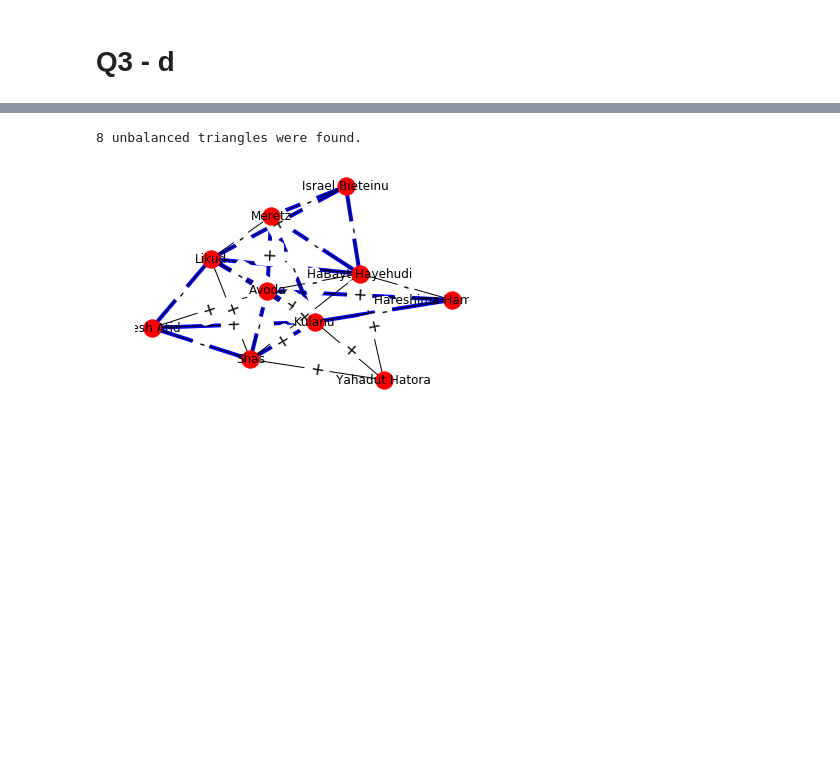
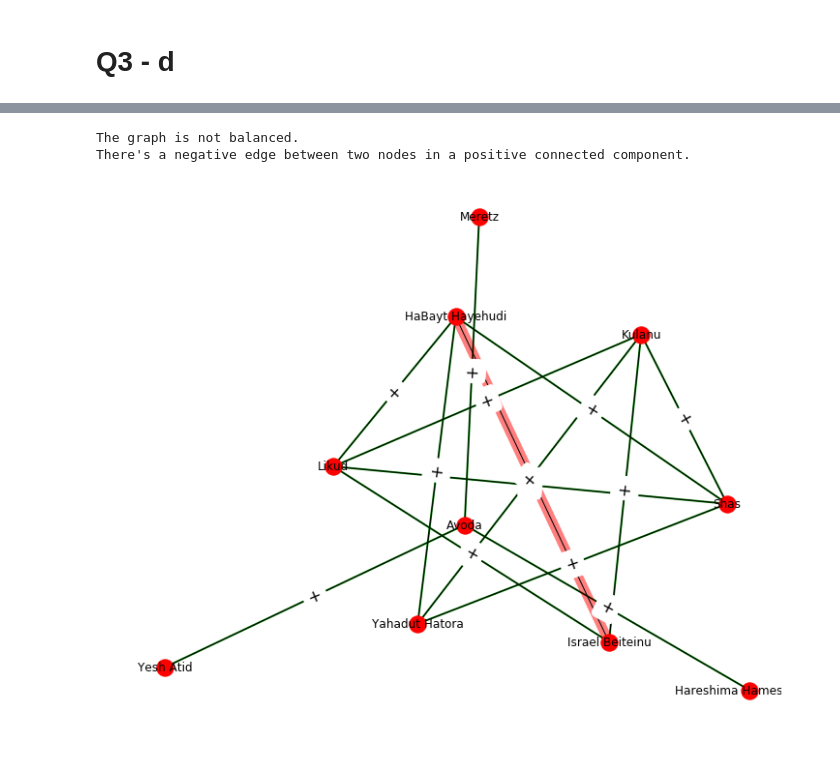
Before and after one commit to giditietz/network-algorithms, a Jupyter notebook: HW1.ipynb, the cells around one changed output, grey strips where cells are left out. Cells and saved outputs as stored; diff of their text form; code cells hidden in the pictures; blank space fills up the shorter version.

```diff
--- a/HW1.ipynb
+++ b/HW1.ipynb
@@ -222,3 +272,21 @@ def create_ER_random_signed_graph(n=10,p=0.5,plus_prob=0.5):
             sign = "+" if random.random() <= plus_prob else "-"
             G.add_edge(*e,sign = sign)
     return G
+# %%
+def check_balance(G):
+    SuperG = create_signed_supergraph(G,show_components=False)
+    if SuperG==-1:
+        print "There's a negative edge between two nodes in a positive connected component."
+        return
+    else:
+        visualize_Graph(SuperG)
+        if len(find_all_cycles(SuperG)) ==0:
+            print("There are no cycles in the graph, therefore it is balanced!")
+            return
+        for cycle in find_all_cycles(SuperG):
+            if len(cycle)%2==1:
+                print("The supergraph is not bipartite, therefore the graph is not balanced. Odd cycle: {0}".format(cycle))
+                return
+
+    print("The graph is balanced!")
+    return
@@ -278,7 +369,7 @@ visualize_balance(G2)
 # %%
 G = nx.Graph()
 parties = ["Likud","Avoda","Yesh Atid","Kulanu","Shas","Yahadut Hatora",
-           "Hareshima Hameshutefet","Meretz","Israel Bieteinu","HaBayt Hayehudi"]
+           "Hareshima Hameshutefet","Meretz","Israel Beiteinu","HaBayt Hayehudi"]
 for party in parties:
     G.add_node(party)
 
@@ -288,24 +379,26 @@ G.add_edge("Likud","Yesh Atid",sign = "-")
 G.add_edge("Likud","Kulanu",sign = "+")
 G.add_edge("Likud","Meretz",sign = "-")
 G.add_edge("Likud","HaBayt Hayehudi",sign = "+")
-G.add_edge("Likud","Israel Bieteinu",sign = "+")
+G.add_edge("Likud","Israel Beiteinu",sign = "+")
 
 G.add_edge("Avoda","Yesh Atid",sign = "+")
 G.add_edge("Avoda","Shas",sign = "-")
 G.add_edge("Avoda","Hareshima Hameshutefet",sign = "+")
 G.add_edge("Avoda","Meretz",sign = "+")
-G.add_edge("Avoda","Kulanu",sign = "+")
+G.add_edge("Avoda","Kulanu",sign = "-")
 G.add_edge("Avoda","HaBayt Hayehudi",sign = "-")
 
-G.add_edge("Kulanu","Yesh Atid",sign = "+")
+G.add_edge("Kulanu","Yesh Atid",sign = "-")
 G.add_edge("Kulanu","Shas",sign = "+")
 G.add_edge("Kulanu","Yahadut Hatora",sign = "+")
 G.add_edge("Kulanu","Meretz",sign = "-")
 G.add_edge("Kulanu","Hareshima Hameshutefet",sign = "-")
+G.add_edge("Kulanu","Israel Beiteinu",sign = "+")
+
 
 G.add_edge("HaBayt Hayehudi","Shas",sign = "+")
 G.add_edge("HaBayt Hayehudi","Hareshima Hameshutefet",sign = "-")
-G.add_edge("HaBayt Hayehudi","Israel Bieteinu",sign = "-")
+G.add_edge("HaBayt Hayehudi","Israel Beiteinu",sign = "-")
 G.add_edge("HaBayt Hayehudi","Meretz",sign = "-")
 G.add_edge("HaBayt Hayehudi","Avoda",sign = "-")
 
@@ -318,8 +411,9 @@ G.add_edge("HaBayt Hayehudi","Yahadut Hatora",sign = "+")
 G.add_edge("Shas","Yahadut Hatora",sign = "+")
 
 
-G.add_edge("Meretz","Israel Bieteinu",sign = "-")
+G.add_edge("Meretz","Israel Beiteinu",sign = "-")
 
+plt.figure(figsize=(8,7))
 
 pos=nx.nx.kamada_kawai_layout(G) # Just a nice layout
 nx.draw(G,pos=pos,with_labels=True,node_size=1000,node_color = 'y')
@@ -334,5 +428,6 @@ e = nx.draw_networkx_edges(G,pos,edgelist=hate, width=3,alpha=0.5,edge_color='r'
 # %%
-visualize_balance(G)
+check_balance(G)
 # %% [output]
-8 unbalanced triangles were found.
+The graph is not balanced.
+There's a negative edge between two nodes in a positive connected component.
-[figure, old version]
+[figure, new version]
```
Also changed, not shown: parts of 25 cells of this notebook, 1 other file.
